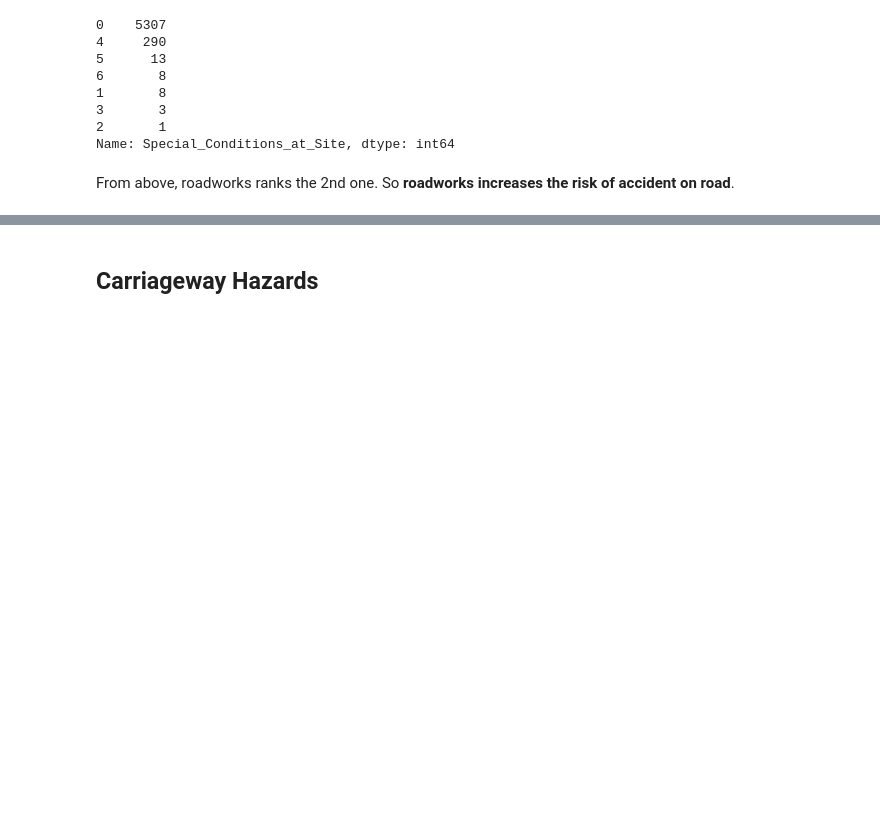
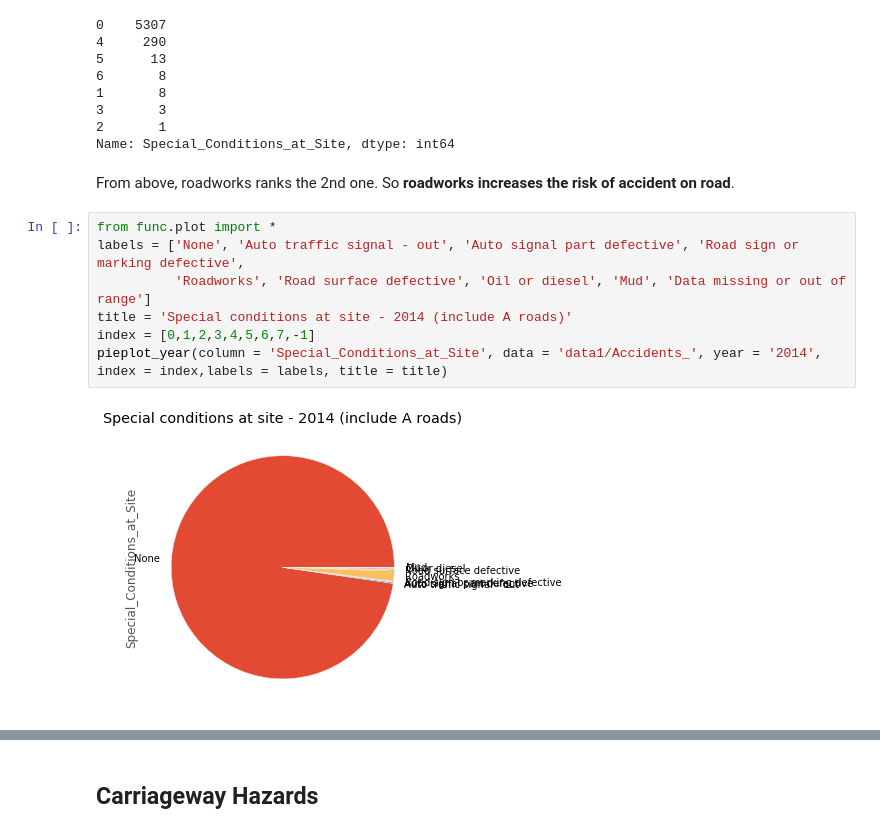
Before and after one commit to evxu/road-safety-project, a Jupyter notebook: Data_Exploration_3.ipynb, the cells around one changed output, grey strips where cells are left out. Drawn from its saved outputs; the diff is of its cells as text; blank space fills up the shorter version.

```diff
--- a/Data_Exploration_3.ipynb
+++ b/Data_Exploration_3.ipynb
@@ -382,3 +382,12 @@ df['Special_Conditions_at_Site'].value_counts()
 Name: Special_Conditions_at_Site, dtype: int64
 # %% [markdown]
 From above, roadworks ranks the 2nd one. So **roadworks increases the risk of accident on road**.
+# %%
+from func.plot import *
+labels = ['None', 'Auto traffic signal - out', 'Auto signal part defective', 'Road sign or marking defective',
+          'Roadworks', 'Road surface defective', 'Oil or diesel', 'Mud', 'Data missing or out of range']
+title = 'Special conditions at site - 2014 (include A roads)'
+index = [0,1,2,3,4,5,6,7,-1]
+pieplot_year(column = 'Special_Conditions_at_Site', data = 'data1/Accidents_', year = '2014', index = index,labels = labels, title = title)
+# %% [output]
+[figure, added]
```
Also changed, not shown: parts of 7 cells of this notebook, 4 other files.
